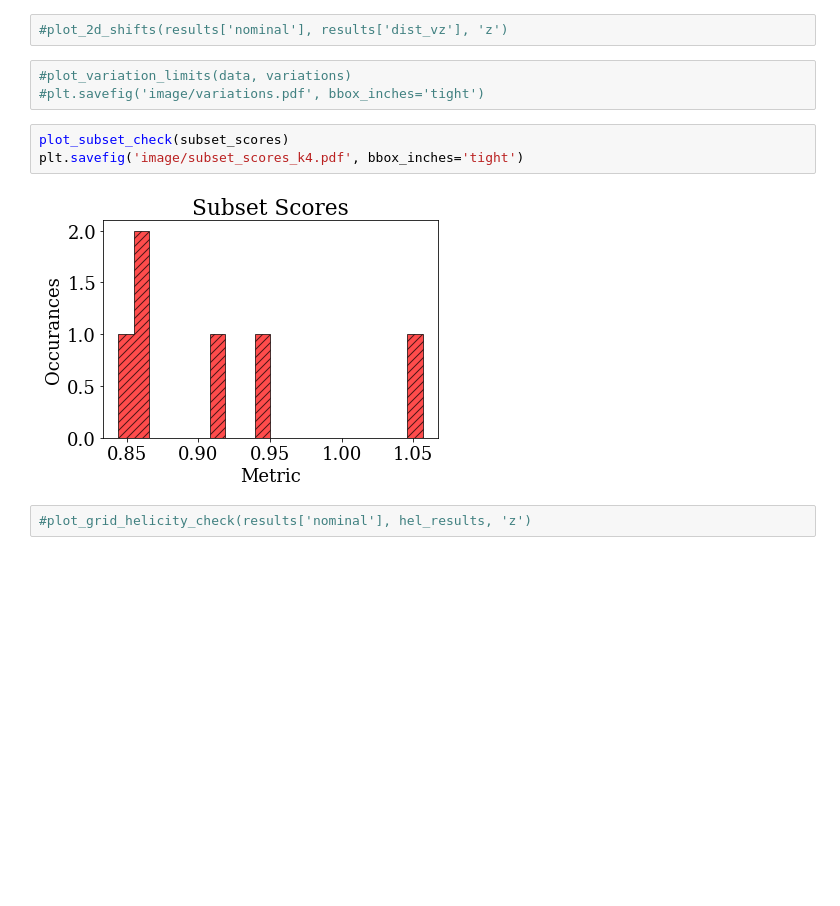
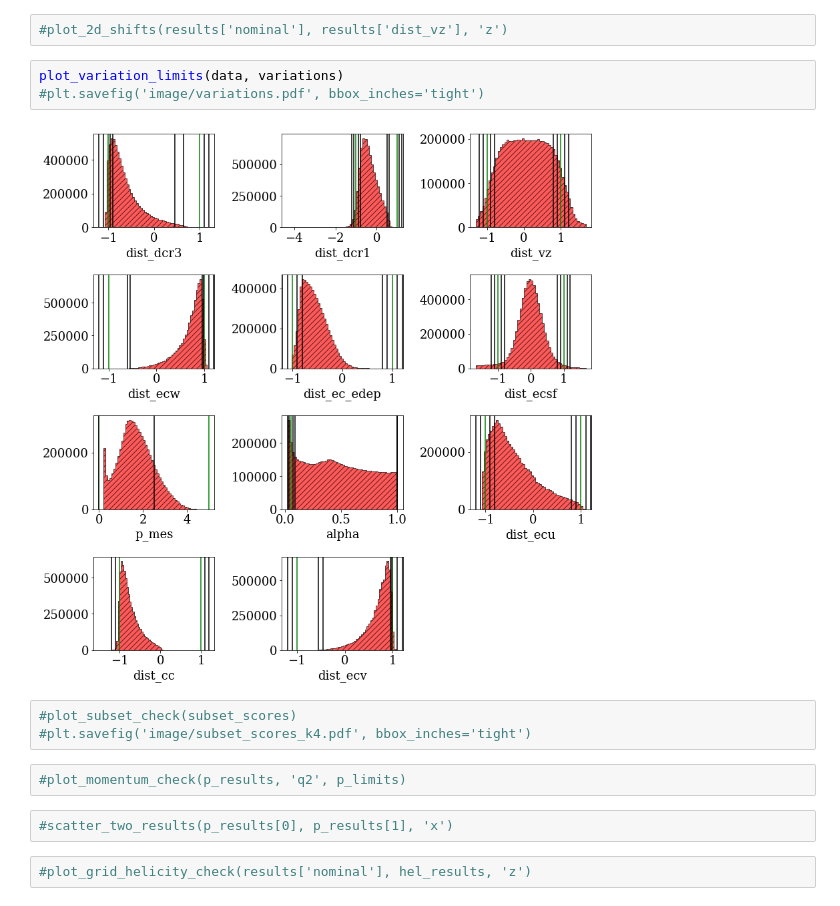
Before and after one commit to dmriser/python-analysis, a Jupyter notebook: kaon-bsa/analysis.ipynb, the cells around one changed output. Drawn from its saved outputs; the diff is of its cells as text; blank space fills up the shorter version.

```diff
--- a/kaon-bsa/analysis.ipynb
+++ b/kaon-bsa/analysis.ipynb
@@ -1209,13 +1277,17 @@ These "shift" plots display the different results obtained by varying different
 # %%
 #plot_2d_shifts(results['nominal'], results['dist_vz'], 'z')
 # %%
-#plot_variation_limits(data, variations)
+plot_variation_limits(data, variations)
 #plt.savefig('image/variations.pdf', bbox_inches='tight')
+# %% [output]
+[figure, added]
 # %%
-plot_subset_check(subset_scores)
-plt.savefig('image/subset_scores_k4.pdf', bbox_inches='tight')
+#plot_subset_check(subset_scores)
+#plt.savefig('image/subset_scores_k4.pdf', bbox_inches='tight')
-# %% [output]
-[figure, removed]
+# %%
+#plot_momentum_check(p_results, 'q2', p_limits)
+# %%
+#scatter_two_results(p_results[0], p_results[1], 'x')
 # %%
 #plot_grid_helicity_check(results['nominal'], hel_results, 'z')
 # %%
```
Also changed, not shown: parts of 21 cells of this notebook, 2 other files.
